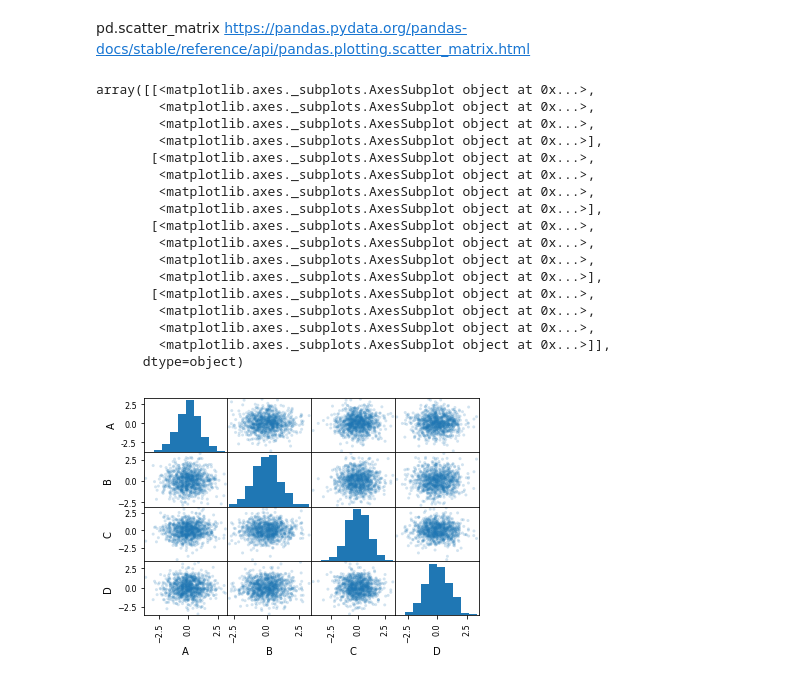
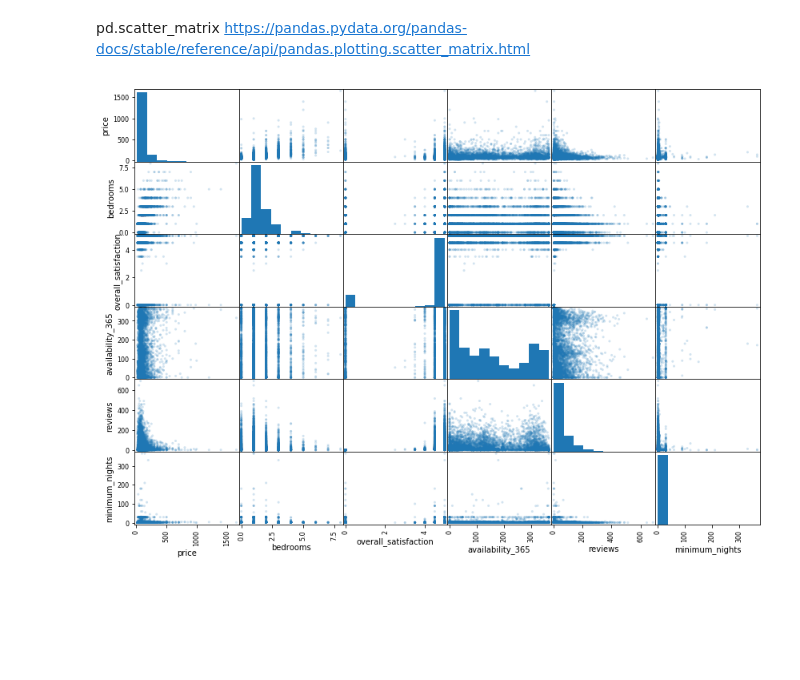
Before and after one commit to karinahou/springboard, a Jupyter notebook: Capstone Statistic Analysis.ipynb, the cells around one changed output. Cells and saved outputs as stored; diff of their text form; code cells hidden in the pictures; blank space fills up the shorter version.

```diff
--- a/Capstone Statistic Analysis.ipynb
+++ b/Capstone Statistic Analysis.ipynb
@@ -356,24 +356,7 @@ Text(0, 0.5, 'Availability')
 pd.scatter_matrix
 https://pandas.pydata.org/pandas-docs/stable/reference/api/pandas.plotting.scatter_matrix.html
 # %%
-df = pd.DataFrame(np.random.randn(1000, 4), columns=['A','B','C','D'])
-pd.plotting.scatter_matrix(df, alpha=0.2)
+#df = pd.DataFrame(np.random.randn(1000, 4), columns=['price','bedrooms','overall_satisfaction','availability'])
+pd.plotting.scatter_matrix(seattle[['price','bedrooms','overall_satisfaction','availability_365', 'reviews', 'minimum_nights']], alpha=0.2, figsize = (14,10));
 # %% [output]
-array([[<matplotlib.axes._subplots.AxesSubplot object at 0x...>,
-        <matplotlib.axes._subplots.AxesSubplot object at 0x...>,
-        <matplotlib.axes._subplots.AxesSubplot object at 0x...>,
-        <matplotlib.axes._subplots.AxesSubplot object at 0x...>],
-       [<matplotlib.axes._subplots.AxesSubplot object at 0x...>,
-        <matplotlib.axes._subplots.AxesSubplot object at 0x...>,
-        <matplotlib.axes._subplots.AxesSubplot object at 0x...>,
-        <matplotlib.axes._subplots.AxesSubplot object at 0x...>],
-       [<matplotlib.axes._subplots.AxesSubplot object at 0x...>,
-        <matplotlib.axes._subplots.AxesSubplot object at 0x...>,
-        <matplotlib.axes._subplots.AxesSubplot object at 0x...>,
-        <matplotlib.axes._subplots.AxesSubplot object at 0x...>],
-       [<matplotlib.axes._subplots.AxesSubplot object at 0x...>,
-        <matplotlib.axes._subplots.AxesSubplot object at 0x...>,
-        <matplotlib.axes._subplots.AxesSubplot object at 0x...>,
-        <matplotlib.axes._subplots.AxesSubplot object at 0x...>]],
-      dtype=object)
-[figure, old version]
+[figure, new version]
```
Also changed, not shown: parts of 11 cells of this notebook.
